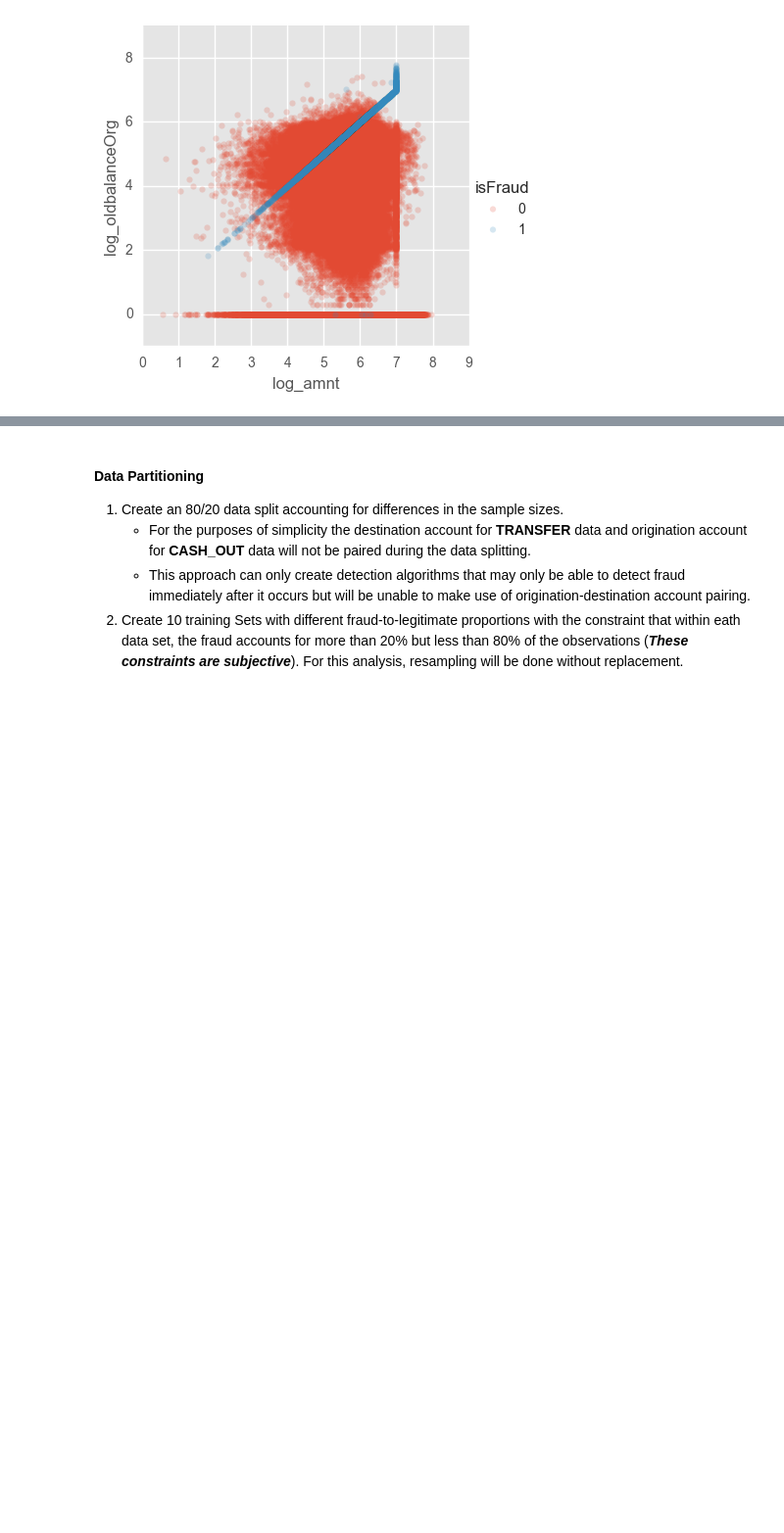
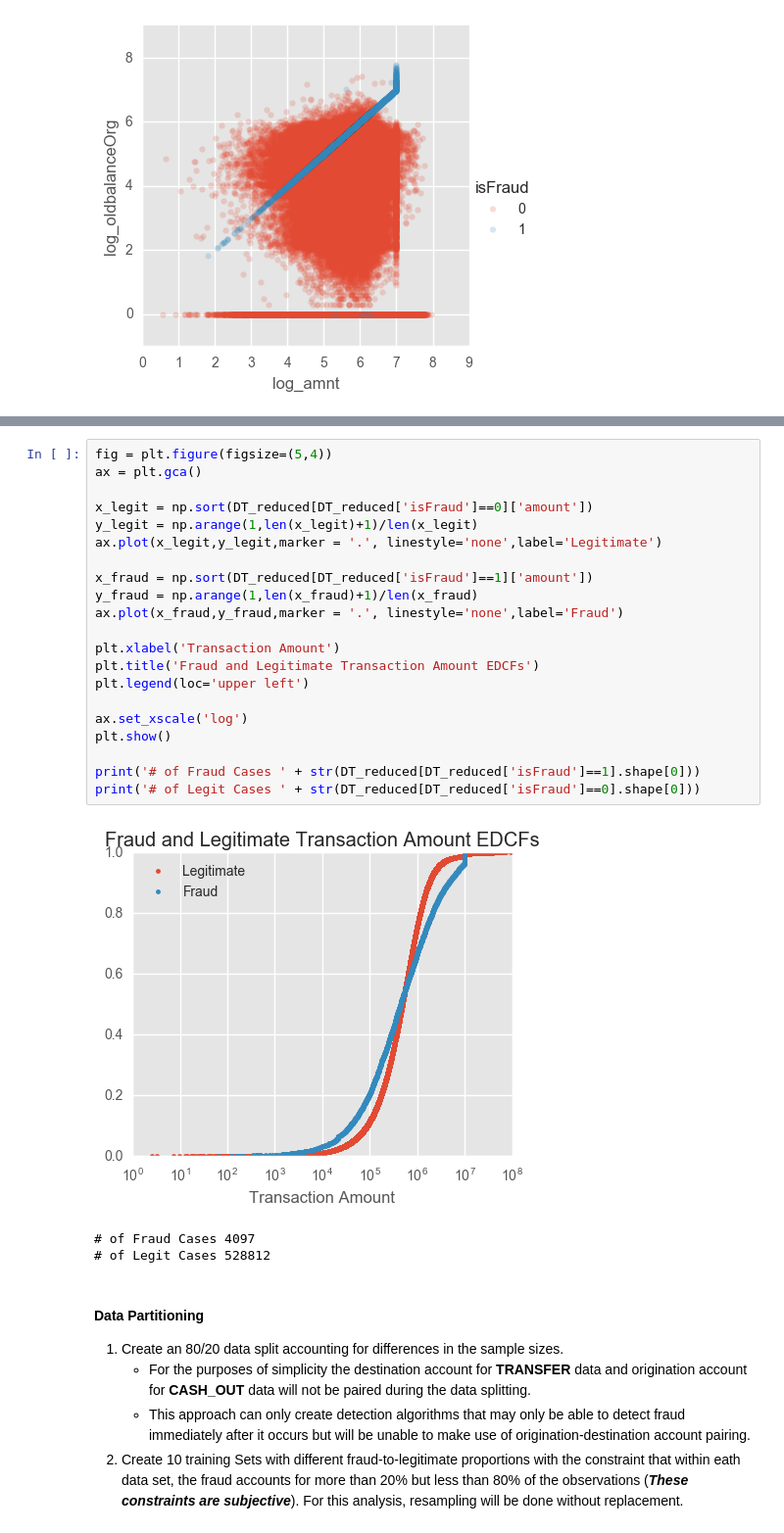
Before and after one commit to tahuichimiguel/Data-Science-Portfolio, a Jupyter notebook: Synthetic Financial Dataset Fraud Detection/Fraudulent Money Transfer Analysis.ipynb, the cells around one changed output, grey strips where cells are left out. Shown: that part at 98% size. Drawn from its saved outputs; the diff is of its cells as text; blank space fills up the shorter version.

```diff
--- a/Synthetic Financial Dataset Fraud Detection/Fraudulent Money Transfer Analysis.ipynb
+++ b/Synthetic Financial Dataset Fraud Detection/Fraudulent Money Transfer Analysis.ipynb
@@ -194,3 +200,28 @@ plt.show()
+# %%
+fig = plt.figure(figsize=(5,4))
+ax = plt.gca()
+
+x_legit = np.sort(DT_reduced[DT_reduced['isFraud']==0]['amount'])
+y_legit = np.arange(1,len(x_legit)+1)/len(x_legit)
+ax.plot(x_legit,y_legit,marker = '.', linestyle='none',label='Legitimate')
+
+x_fraud = np.sort(DT_reduced[DT_reduced['isFraud']==1]['amount'])
+y_fraud = np.arange(1,len(x_fraud)+1)/len(x_fraud)
+ax.plot(x_fraud,y_fraud,marker = '.', linestyle='none',label='Fraud')
+
+plt.xlabel('Transaction Amount')
+plt.title('Fraud and Legitimate Transaction Amount EDCFs')
+plt.legend(loc='upper left')
+
+ax.set_xscale('log')
+plt.show()
+
+print('# of Fraud Cases ' + str(DT_reduced[DT_reduced['isFraud']==1].shape[0]))
+print('# of Legit Cases ' + str(DT_reduced[DT_reduced['isFraud']==0].shape[0]))
+# %% [output]
+[figure, added]
+# of Fraud Cases 4097
+# of Legit Cases 528812
 # %% [markdown]
 #### Data Partitioning
 1. Create an 80/20 data split accounting for differences in the sample sizes.
```
Also changed, not shown: parts of 4 cells of this notebook.
